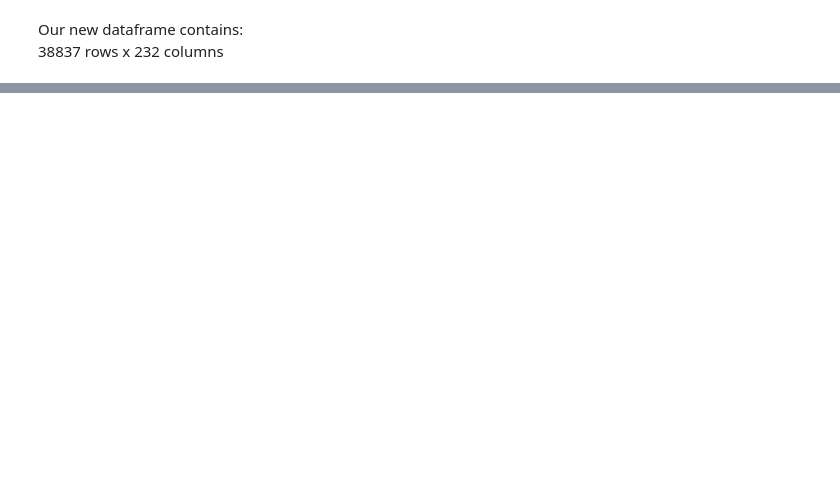
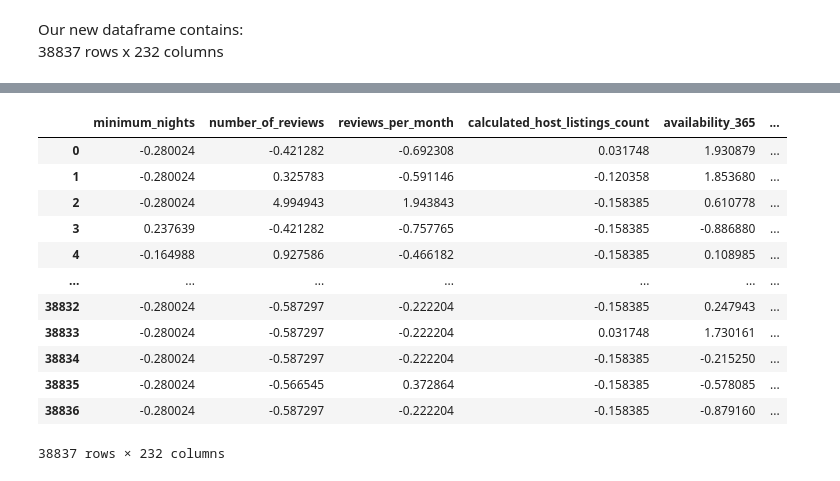
Before and after one commit to Sgipn/Airbnb_PricePred, a Jupyter notebook: notebooks/OLS.ipynb, the cells around one changed output, grey strips where cells are left out. Cells and saved outputs as stored; diff of their text form; code cells hidden in the pictures; blank space fills up the shorter version.

```diff
--- a/notebooks/OLS.ipynb
+++ b/notebooks/OLS.ipynb
@@ -159,7 +159,8 @@ Our new dataframe contains:
 38837 rows x 232 columns
 # %%
 # Setting up variables to calculate the coefficients for an Ordinary Least Squares regression
-Y = data["price"]
-X = data.drop(["price"], axis=1)
+Y = (data["price"]).values
+X_Data = data.drop(["price"], axis=1)
+X = (data.drop(["price"], axis=1)).values
 # %% [output]
 [interactive output not drawn]
@@ -165,0 +174,23 @@ X = data.drop(["price"], axis=1)
+# %%
+def standardizeData(data):
+    # Takes pandas dataframe and standardizes it iteratively
+    for column in data:
+        data[column] = (data[column] - np.mean(data[column])) / np.std(data[column])
+    return data
+
+
+standardizeData(X_Data)
+# %% [output]
+|  | minimum_nights | number_of_reviews | reviews_per_month | calculated_host_listings_count | availability_365 | ... |
+| 0 | -0.280024 | -0.421282 | -0.692308 | 0.031748 | 1.930879 | ... |
+| 1 | -0.280024 | 0.325783 | -0.591146 | -0.120358 | 1.853680 | ... |
+| 2 | -0.280024 | 4.994943 | 1.943843 | -0.158385 | 0.610778 | ... |
+| 3 | 0.237639 | -0.421282 | -0.757765 | -0.158385 | -0.886880 | ... |
+| 4 | -0.164988 | 0.927586 | -0.466182 | -0.158385 | 0.108985 | ... |
+| ... | ... | ... | ... | ... | ... | ... |
+| 38832 | -0.280024 | -0.587297 | -0.222204 | -0.158385 | 0.247943 | ... |
+| 38833 | -0.280024 | -0.587297 | -0.222204 | 0.031748 | 1.730161 | ... |
+| 38834 | -0.280024 | -0.587297 | -0.222204 | -0.158385 | -0.215250 | ... |
+| 38835 | -0.280024 | -0.566545 | 0.372864 | -0.158385 | -0.578085 | ... |
+| 38836 | -0.280024 | -0.587297 | -0.222204 | -0.158385 | -0.879160 | ... |
+38837 rows × 232 columns
```
Also changed, not shown: parts of 17 cells of this notebook.
